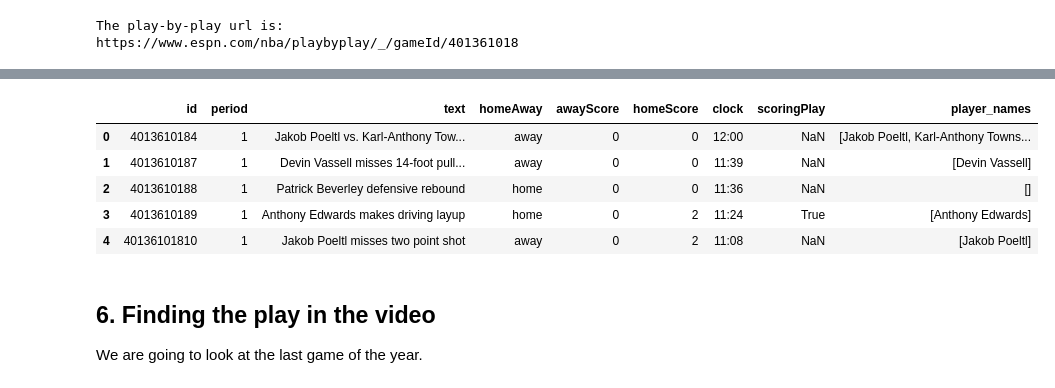
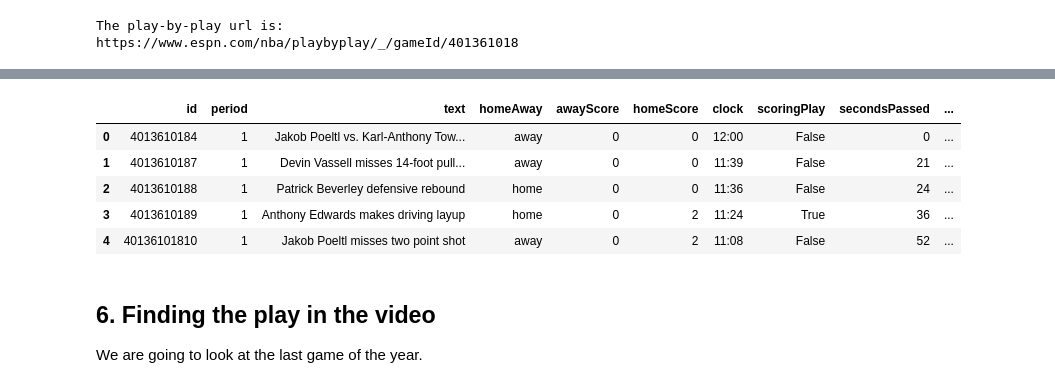
Before and after one commit to nba-highlights/highlight-fetcher, a Jupyter notebook: nba_schedule.ipynb, the cells around one changed output, grey strips where cells are left out. Saved outputs shown, nothing was run; the diff lists cells and outputs as text; code cells hidden in the pictures.

```diff
--- a/nba_schedule.ipynb
+++ b/nba_schedule.ipynb
@@ -244,18 +246,23 @@ def get_playbyplay(game_url: str):
 
     # A weird ass script tag that has all the data
     text = soup.find_all('script')[-5].text
-
     text = text.split('playGrps')[1].split('}]],')[0] + '}]]'
     data = json.loads(text[2:])
+
     # flatten list
-    # df = [item for sublist in data for item in sublist]
     df = pd.DataFrame([item for sublist in data for item in sublist])
-    df['period'] = df['period'].apply(lambda x: x['number'])
-    df['clock'] = df['clock'].apply(lambda x: x['displayValue'])
-    df['text'] = df['text'].fillna(' ')
+    # columns are [id, period, text, homeAway, awayScore, homeScore, clock, scoringPlay]
+
+    df['id']          = df['id'].astype(int)
+    df['period']      = df['period'].apply(lambda x: x['number'])
+    df['text']        = df['text'].fillna('').astype(str)
+    df['homeAway']    = df['homeAway'].fillna('neutral').astype('category')
+    df['clock']       = df['clock'].apply(lambda x: x['displayValue']).astype(str)
+    df['scoringPlay'] = df['scoringPlay'].fillna(False)
+
     return df
 
 playbyplay_df = get_playbyplay(url)
-playbyplay_df
+playbyplay_df.head()
 # %% [output]
 |  | id | period | text | homeAway | awayScore | homeScore | clock | scoringPlay |
@@ -274,32 +274,50 @@ playbyplay_df
+# %%
+def gameclock2seconds(period, minutes, seconds):
+    return (period - 1) * 12 * 60 + (11 - minutes) * 60 + (60 - seconds)
+
+def secondsPassed(row):
+    if len(row['clock'].split(':')) == 2:
+        minutes, seconds = (int(x) for x in row['clock'].split(':'))
+    elif len(row['clock'].split(':')) == 1:
+        minutes = 0
+        seconds = int(row['clock'].split('.')[0])
+
+    return gameclock2seconds(row['period'], minutes, seconds)
+
+playbyplay_df['secondsPassed'] = playbyplay_df.apply(secondsPassed, axis=1)
+playbyplay_df['FT'] = playbyplay_df['text'].str.contains('free throw')
 # %%
 def add_player_names(playbyplay_df, team_tags):
     """
     Adds a column with player names to the playbyplay_df.
     Args:
         playbyplay_df (pd.DataFrame): playbyplay dataframe
         team_tags (list): list of team tags. Example: ['atlanta-hawks', 'charlotte-hornets']
     """
     players_df = get_players_df()
     teams_df = get_teams_df()
 
     # Get the set of players that played in the teams
     player_set = set(players_df.loc[players_df['bref_code'].isin(teams_df.loc[teams_df['tag'].isin(team_tags), 'bref_code']), 'Name'])
-    playbyplay_df['player_names'] = playbyplay_df['text'].apply(lambda x: [name for name in player_set if name in x])
+
+    # Add a column with the player names
+    playbyplay_df['playerNames'] = playbyplay_df['text'].apply(lambda x: [name for name in player_set if name in x])
+
     # Sort the names by their position in the text
-    playbyplay_df['player_names'] = playbyplay_df.apply(lambda x: [name for name, start in
-                    sorted([(name, re.search(name, x['text']).start()) for name in x['player_names']], key=lambda x: x[1])], axis=1)
+    playbyplay_df['playerNames'] = playbyplay_df.apply(lambda x: [name for name, _ in
+                    sorted([(name, re.search(name, x['text']).start()) for name in x['playerNames']], key=lambda x: x[1])], axis=1)
 
     return playbyplay_df
 
 playbyplay_df = add_player_names(playbyplay_df, schedule_df.loc[2460, ['home_team', 'away_team']])
 playbyplay_df.head()
 # %% [output]
-|  | id | period | text | homeAway | awayScore | homeScore | clock | scoringPlay | player_names |
-| 0 | 4013610184 | 1 | Jakob Poeltl vs. Karl-Anthony Tow... | away | 0 | 0 | 12:00 | NaN | [Jakob Poeltl, Karl-Anthony Towns... |
-| 1 | 4013610187 | 1 | Devin Vassell misses 14-foot pull... | away | 0 | 0 | 11:39 | NaN | [Devin Vassell] |
-| 2 | 4013610188 | 1 | Patrick Beverley defensive rebound | home | 0 | 0 | 11:36 | NaN | [] |
-| 3 | 4013610189 | 1 | Anthony Edwards makes driving layup | home | 0 | 2 | 11:24 | True | [Anthony Edwards] |
-| 4 | 40136101810 | 1 | Jakob Poeltl misses two point shot | away | 0 | 2 | 11:08 | NaN | [Jakob Poeltl] |
+|  | id | period | text | homeAway | awayScore | homeScore | clock | scoringPlay | secondsPassed | ... |
+| 0 | 4013610184 | 1 | Jakob Poeltl vs. Karl-Anthony Tow... | away | 0 | 0 | 12:00 | False | 0 | ... |
+| 1 | 4013610187 | 1 | Devin Vassell misses 14-foot pull... | away | 0 | 0 | 11:39 | False | 21 | ... |
+| 2 | 4013610188 | 1 | Patrick Beverley defensive rebound | home | 0 | 0 | 11:36 | False | 24 | ... |
+| 3 | 4013610189 | 1 | Anthony Edwards makes driving layup | home | 0 | 2 | 11:24 | True | 36 | ... |
+| 4 | 40136101810 | 1 | Jakob Poeltl misses two point shot | away | 0 | 2 | 11:08 | False | 52 | ... |
 # %% [markdown]
 ## 6. Finding the play in the video
 We are going to look at the last game of the year.
```
Also changed, not shown: parts of 38 cells of this notebook, 5 other files.
